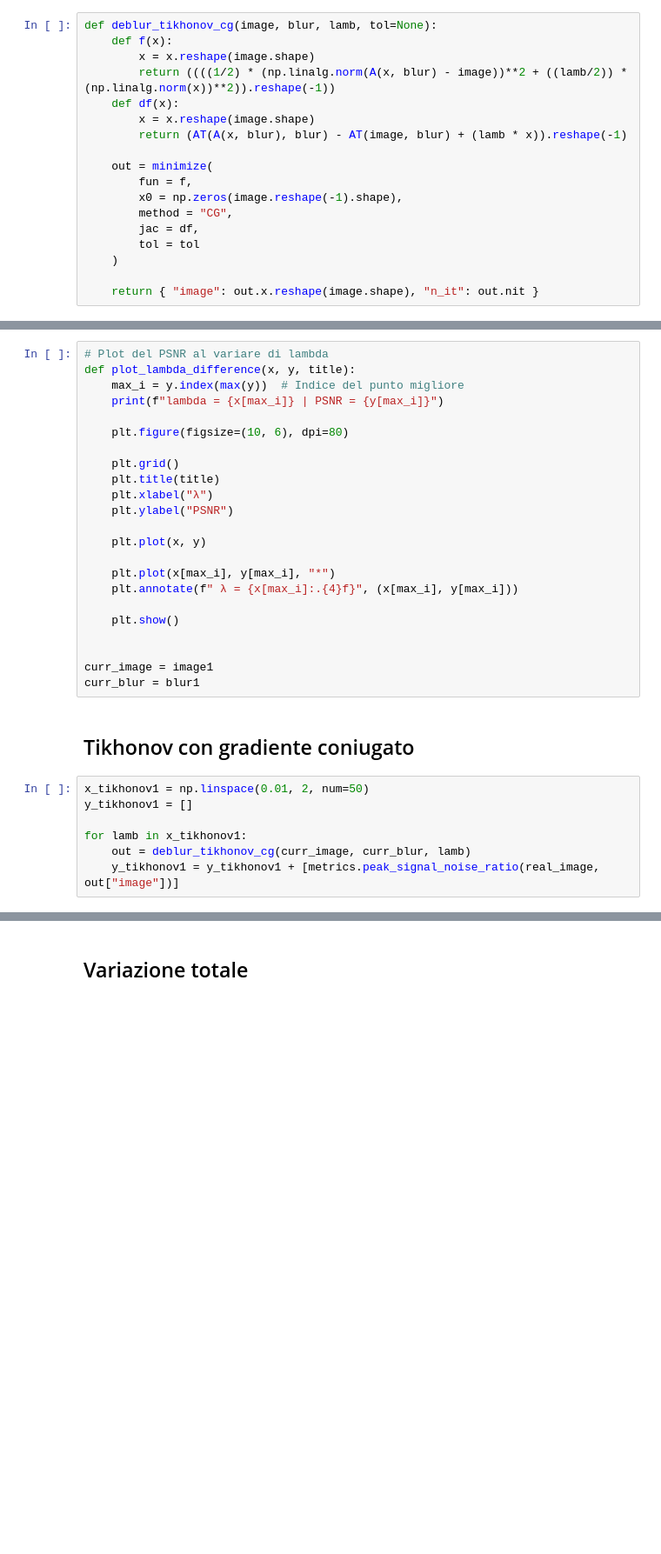
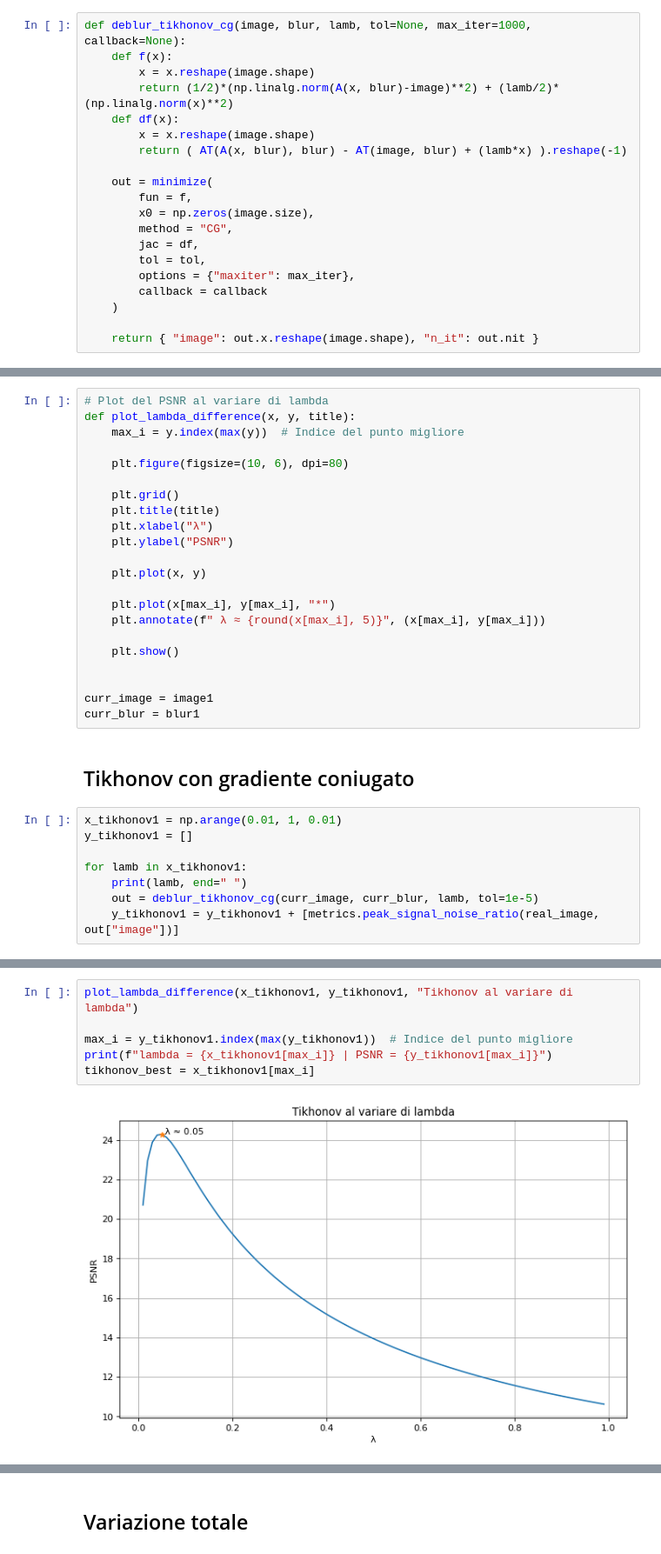
Before and after one commit to NotXia/imaging, a Jupyter notebook: progetto.ipynb, the cells around one changed output, grey strips where cells are left out. Shown at 87% size. Cells and saved outputs as stored; diff of their text form; blank space fills up the shorter version.

```diff
--- a/progetto.ipynb
+++ b/progetto.ipynb
@@ -167,20 +165,22 @@ $\nabla f(x) = A^TAx - A^Tb + λx$.
 
 Utilizzando il metodo del gradiente coniugato implementato dalla funzione `minimize` ed il metodo del gradiente implementato a lezione, calcolare la soluzione del precendente problema di minimo regolarizzato per differenti valori di $\lambda$.
 # %%
-def deblur_tikhonov_cg(image, blur, lamb, tol=None):
+def deblur_tikhonov_cg(image, blur, lamb, tol=None, max_iter=1000, callback=None):
     def f(x):
         x = x.reshape(image.shape)
-        return ((((1/2) * (np.linalg.norm(A(x, blur) - image))**2 + ((lamb/2)) * (np.linalg.norm(x))**2)).reshape(-1))
+        return (1/2)*(np.linalg.norm(A(x, blur)-image)**2) + (lamb/2)*(np.linalg.norm(x)**2)
     def df(x):
         x = x.reshape(image.shape)
-        return (AT(A(x, blur), blur) - AT(image, blur) + (lamb * x)).reshape(-1)
+        return ( AT(A(x, blur), blur) - AT(image, blur) + (lamb*x) ).reshape(-1)
 
     out = minimize(
         fun = f,
-        x0 = np.zeros(image.reshape(-1).shape),
+        x0 = np.zeros(image.size),
         method = "CG",
         jac = df,
-        tol = tol
+        tol = tol,
+        options = {"maxiter": max_iter},
+        callback = callback
     )
 
     return { "image": out.x.reshape(image.shape), "n_it": out.nit }
@@ -338,7 +345,6 @@ Viene eseguita una valutazione su un ampio intervallo e poi più nel dettaglio n
 # Plot del PSNR al variare di lambda
 def plot_lambda_difference(x, y, title):
     max_i = y.index(max(y))  # Indice del punto migliore
-    print(f"lambda = {x[max_i]} | PSNR = {y[max_i]}")
 
     plt.figure(figsize=(10, 6), dpi=80)
 
@@ -350,7 +356,7 @@ def plot_lambda_difference(x, y, title):
     plt.plot(x, y)
 
     plt.plot(x[max_i], y[max_i], "*")
-    plt.annotate(f" λ = {x[max_i]:.{4}f}", (x[max_i], y[max_i]))
+    plt.annotate(f" λ ≈ {round(x[max_i], 5)}", (x[max_i], y[max_i]))
 
     plt.show()
 
@@ -360,9 +366,10 @@ curr_blur = blur1
 # %% [markdown]
 ## Tikhonov con gradiente coniugato
 # %%
-x_tikhonov1 = np.linspace(0.01, 2, num=50)
+x_tikhonov1 = np.arange(0.01, 1, 0.01)
 y_tikhonov1 = []
 
 for lamb in x_tikhonov1:
-    out = deblur_tikhonov_cg(curr_image, curr_blur, lamb)
+    print(lamb, end=" ")
+    out = deblur_tikhonov_cg(curr_image, curr_blur, lamb, tol=1e-5)
     y_tikhonov1 = y_tikhonov1 + [metrics.peak_signal_noise_ratio(real_image, out["image"])]
@@ -385,0 +378,8 @@ lambda = 0.1894736842105263 | PSNR = 24.78355790791959
+# %%
+plot_lambda_difference(x_tikhonov1, y_tikhonov1, "Tikhonov al variare di lambda")
+
+max_i = y_tikhonov1.index(max(y_tikhonov1))  # Indice del punto migliore
+print(f"lambda = {x_tikhonov1[max_i]} | PSNR = {y_tikhonov1[max_i]}")
+tikhonov_best = x_tikhonov1[max_i]
+# %% [output]
+[figure, added]
```
Also changed, not shown: parts of 30 cells of this notebook, 18 other files.
